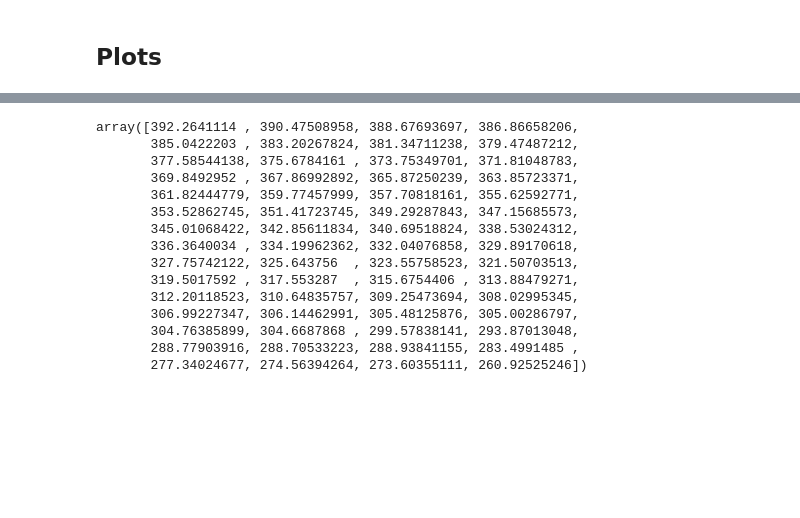
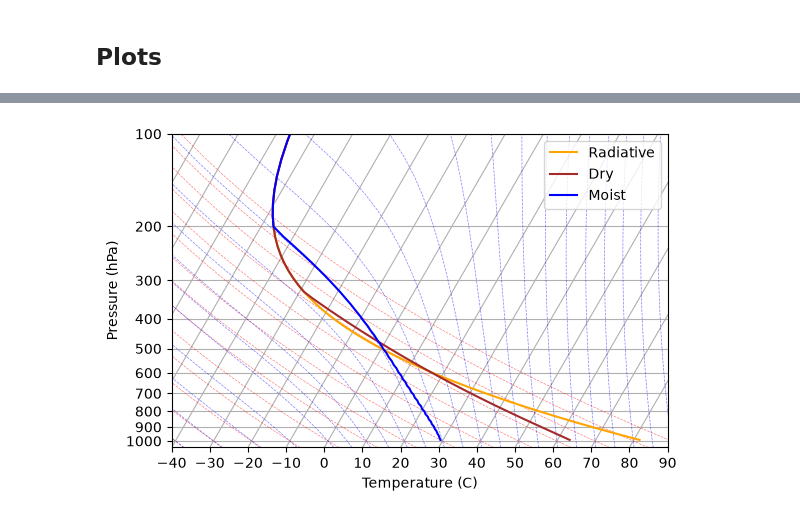
Before and after one commit to NCBreaux/METR5003, a Jupyter notebook: Lab4_rce_model.ipynb, the cells around one changed output, grey strips where cells are left out. Cells and saved outputs as stored; diff of their text form; code cells hidden in the pictures; blank space fills up the shorter version.

Commit message:
skew works

```diff
--- a/Lab4_rce_model.ipynb
+++ b/Lab4_rce_model.ipynb
@@ -399,18 +410,16 @@ module_plot_skewt.plot_skewt(history_save['dry']['T'][1]-273.15, [], grid['p_mid
-# %%
-history_save['dry']['T'][1]
-# %% [output]
-array([392.2641114 , 390.47508958, 388.67693697, 386.86658206,
-       385.0422203 , 383.20267824, 381.34711238, 379.47487212,
-       377.58544138, 375.6784161 , 373.75349701, 371.81048783,
-       369.8492952 , 367.86992892, 365.87250239, 363.85723371,
-       361.82444779, 359.77457999, 357.70818161, 355.62592771,
-       353.52862745, 351.41723745, 349.29287843, 347.15685573,
-       345.01068422, 342.85611834, 340.69518824, 338.53024312,
-       336.3640034 , 334.19962362, 332.04076858, 329.89170618,
-       327.75742122, 325.643756  , 323.55758523, 321.50703513,
-       319.5017592 , 317.553287  , 315.6754406 , 313.88479271,
-       312.20118523, 310.64835757, 309.25473694, 308.02995345,
-       306.99227347, 306.14462991, 305.48125876, 305.00286797,
-       304.76385899, 304.6687868 , 299.57838141, 293.87013048,
-       288.77903916, 288.70533223, 288.93841155, 283.4991485 ,
-       277.34024677, 274.56394264, 273.60355111, 260.92525246])
+# %%
+fig = plt.figure()
+skew = SkewT(fig)
+p = grid['p_mid']/100
+skew.plot(p,history_save['radiative']['T'][-1]-273.15, label = 'Radiative', color='orange')
+skew.plot(p, history_save['dry']['T'][-1]-273.15, label = 'Dry', color='brown')
+skew.plot(p,history_save['moist']['T'][-1]-273.15, label= 'Moist', color='blue')
+skew.ax.legend()
+skew.ax.set_xlabel('Temperature (C)')
+skew.ax.set_ylabel('Pressure (hPa)')
+skew.ax.set_xlim(-40, 90)
+skew.plot_dry_adiabats(linewidths=0.5)
+skew.plot_moist_adiabats(linewidths=0.5)
+plt.show()
+# %% [output]
+[figure, added]
```
Also changed, not shown: parts of 7 cells of this notebook, 1 other file.
